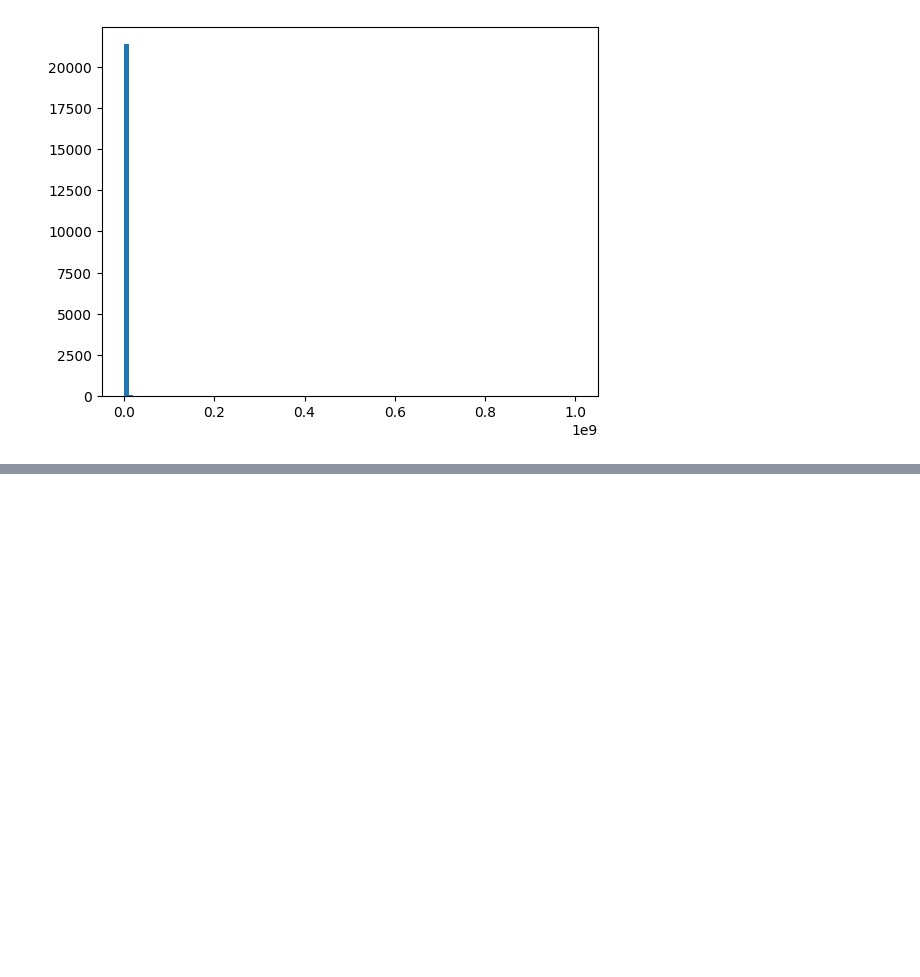
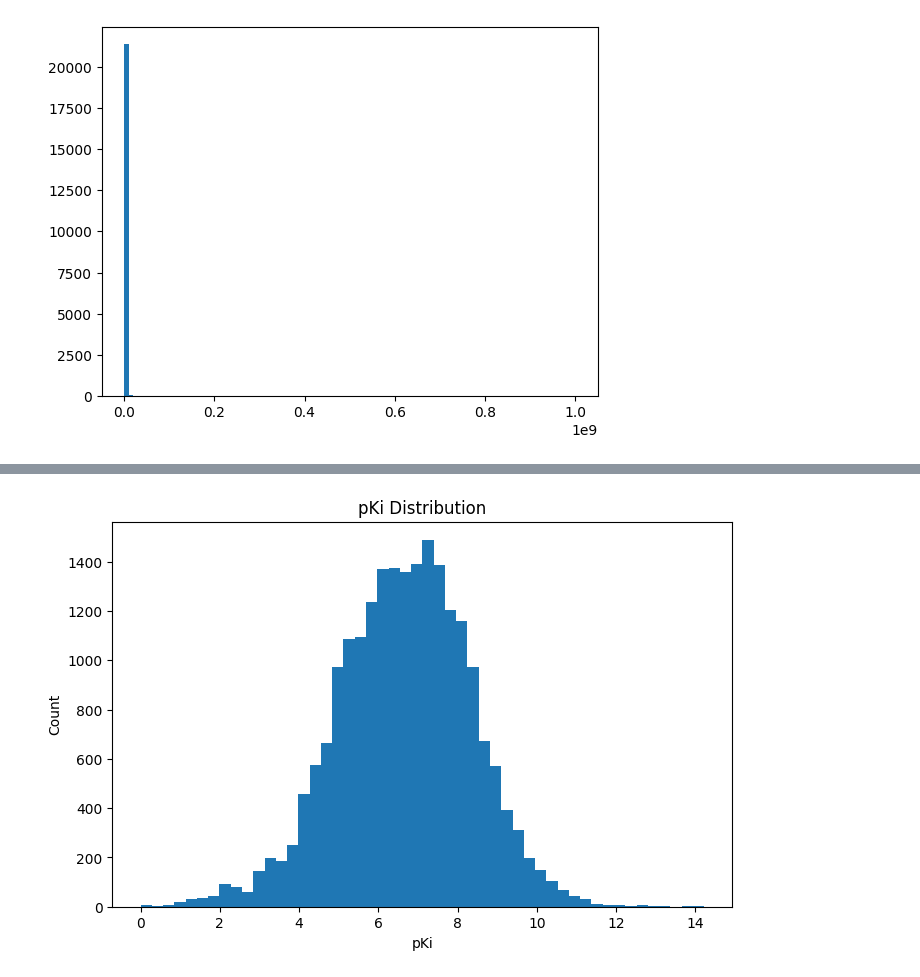
Before and after one commit to shivaamsingh/PharmaGPT, a Jupyter notebook: notebooks/06_dataset_creation.ipynb, the cells around one changed output, grey strips where cells are left out. Drawn from its saved outputs; the diff is of its cells as text; code cells hidden in the pictures; blank space fills up the shorter version.

```diff
--- a/notebooks/06_dataset_creation.ipynb
+++ b/notebooks/06_dataset_creation.ipynb
@@ -106,3 +106,11 @@ plt.hist(
 plt.show()
 # %% [output]
 [figure]
+# %%
+import numpy as np
+
+data["pKi"] = -np.log10(
+    data["Ki (nM)"] * 1e-9
+)
+
+data[["Ki (nM)", "pKi"]].head()
@@ -108,0 +136,17 @@ plt.show()
+# %%
+import matplotlib.pyplot as plt
+
+plt.figure(figsize=(8,5))
+
+plt.hist(
+    data["pKi"],
+    bins=50
+)
+
+plt.title("pKi Distribution")
+plt.xlabel("pKi")
+plt.ylabel("Count")
+
+plt.show()
+# %% [output]
+[figure, added]
```
Also changed, not shown: parts of 3 cells of this notebook.
